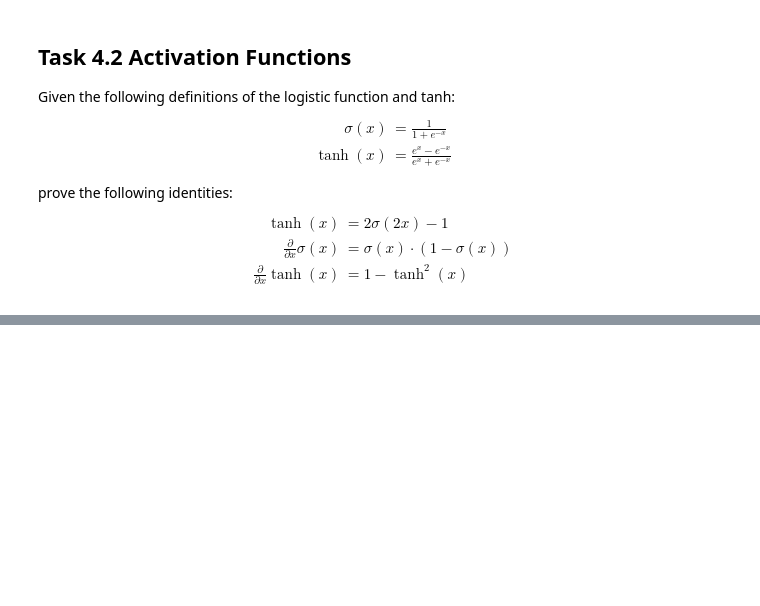
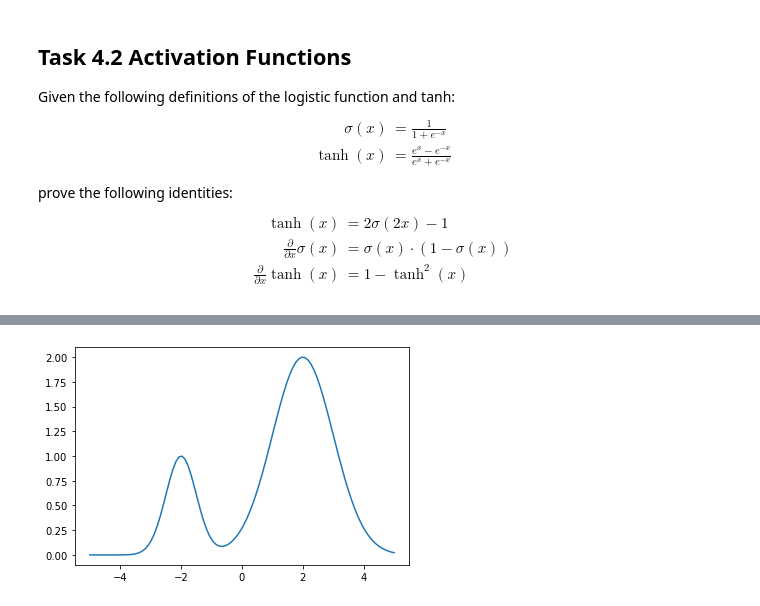
Before and after one commit to rhaschke/Neural-Networks, a Jupyter notebook: a4.ipynb, the cells around one changed output, grey strips where cells are left out. Cells and saved outputs as stored; diff of their text form; code cells hidden in the pictures; blank space fills up the shorter version.

Commit message:
A4: Model Gaussian blobs

```diff
--- a/a4.ipynb
+++ b/a4.ipynb
@@ -53,0 +38,11 @@ Denote the results directly in the graph, above the connecting arrow lines.
+# %%
+def Gaussian(x, mu=0, sigma=1):
+    if x.ndim == 1:
+        x = x[:,np.newaxis]  # ensure last dim of x is data dim
+    return np.exp(-np.linalg.norm(x-mu, axis=-1)**2 / (2*sigma**2))
+
+x = np.linspace(-5, 5, 100)
+y = Gaussian(x, mu=-2, sigma=0.5) + 2*Gaussian(x, mu=2, sigma=1)
+plt.plot(x, y);
+# %% [output]
+[figure, added]
```
Also changed, not shown: parts of 4 cells of this notebook.
